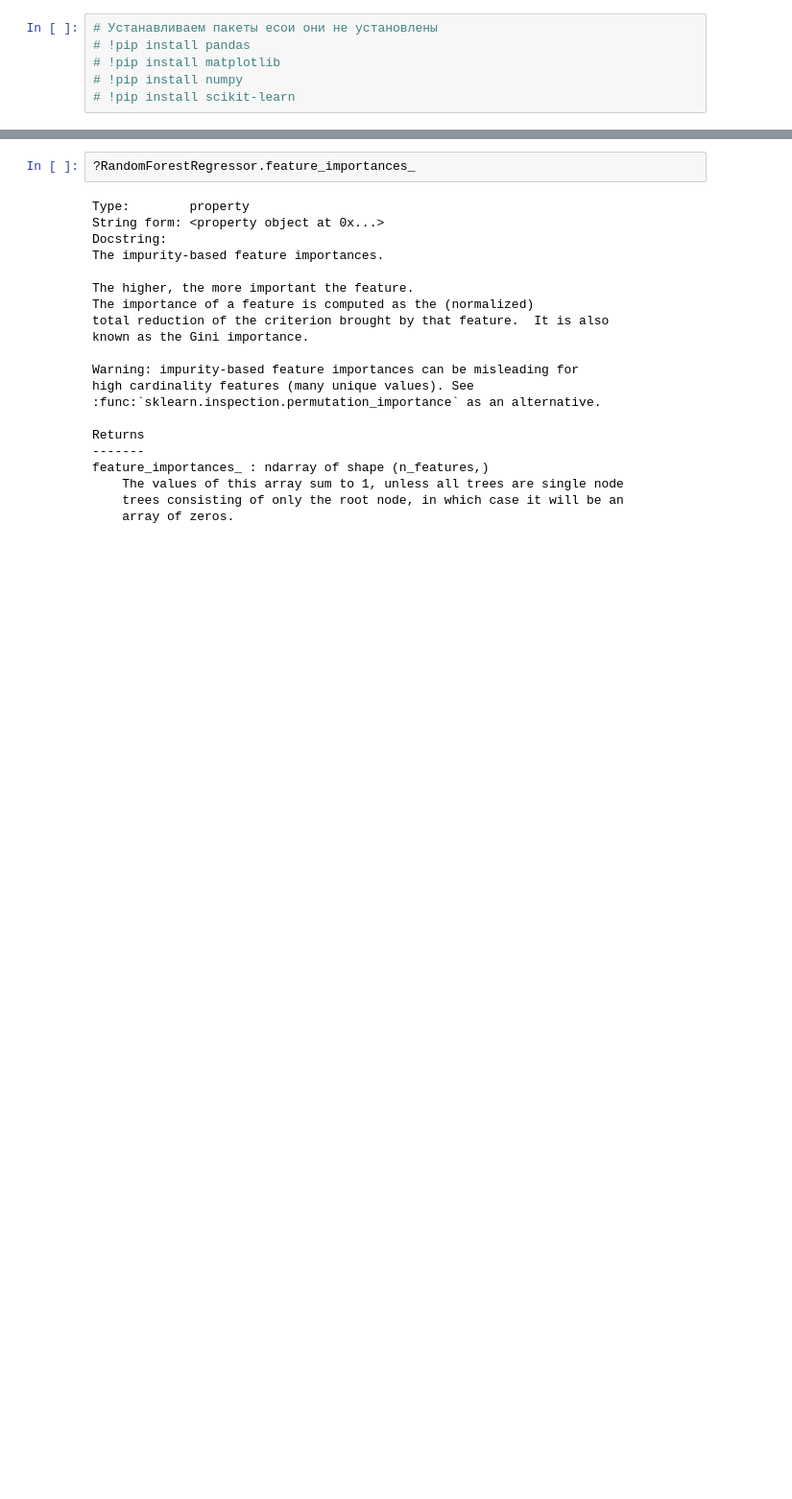
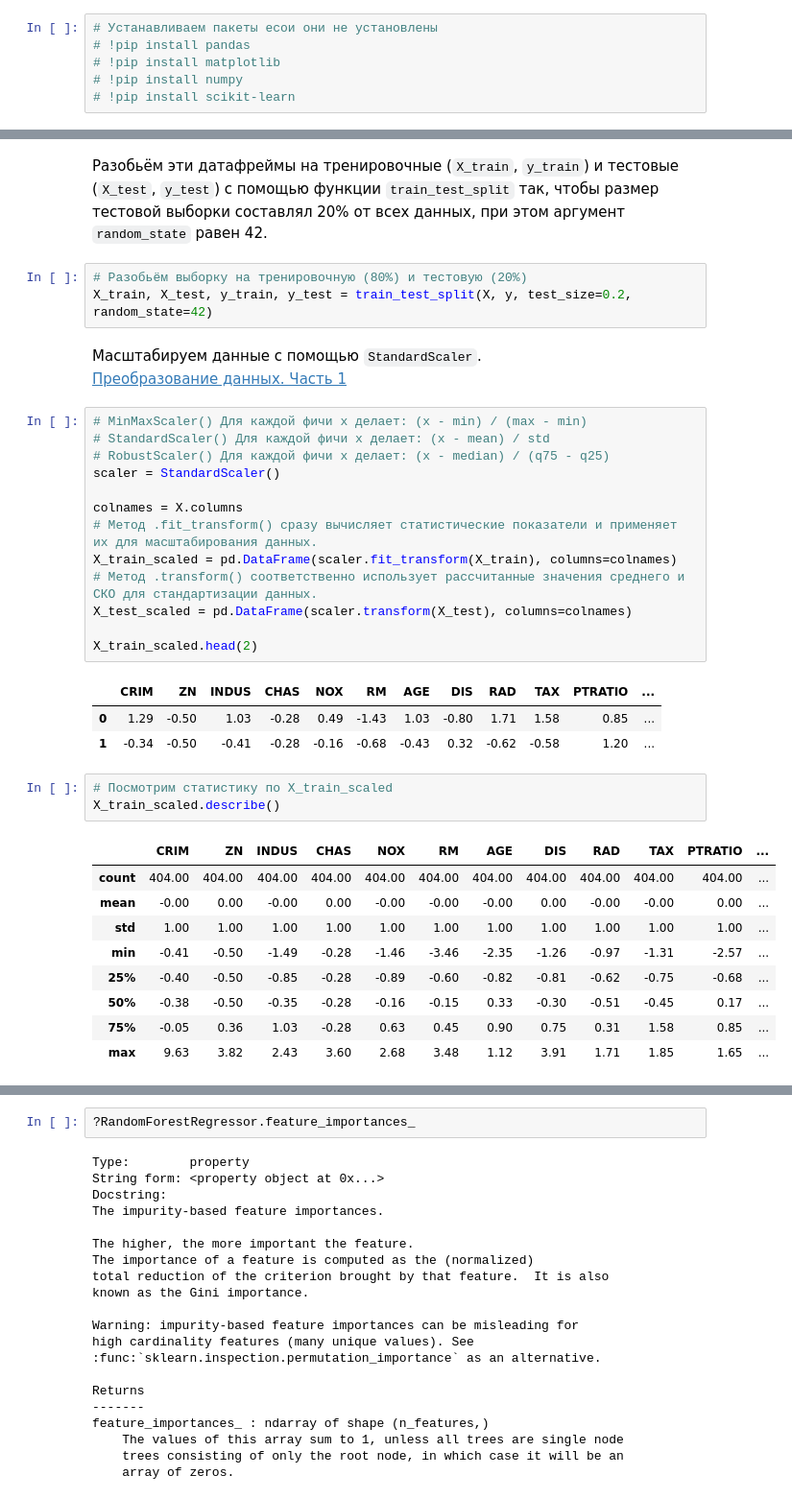
Before and after one commit to uc20100/Python-for-Data-Science, a Jupyter notebook: homework.ipynb, the cells around one changed output, grey strips where cells are left out. Shown: that part at 96% size. Drawn from its saved outputs; the diff is of its cells as text; blank space fills up the shorter version.

```diff
--- a/homework.ipynb
+++ b/homework.ipynb
@@ -220,0 +156,38 @@ r2_score(y_test, y_pred_linear)
+# %% [markdown]
+Разобьём эти датафреймы на тренировочные (`X_train`, `y_train`) и тестовые (`X_test`, `y_test`) с помощью функции `train_test_split` так, чтобы размер тестовой выборки составлял 20% от всех данных, при этом аргумент `random_state` равен 42.
+# %%
+# Разобьём выборку на тренировочную (80%) и тестовую (20%)
+X_train, X_test, y_train, y_test = train_test_split(X, y, test_size=0.2, random_state=42)
+# %% [markdown]
+Масштабируем данные с помощью `StandardScaler`.
+[Преобразование данных. Часть 1](https://www.dmitrymakarov.ru/data-analysis/transform-08/)
+# %%
+# MinMaxScaler() Для каждой фичи x делает: (x - min) / (max - min)
+# StandardScaler() Для каждой фичи х делает: (x - mean) / std
+# RobustScaler() Для каждой фичи х делает: (x - median) / (q75 - q25)
+scaler = StandardScaler()
+
+colnames = X.columns
+# Метод .fit_transform() сразу вычисляет статистические показатели и применяет их для масштабирования данных.
+X_train_scaled = pd.DataFrame(scaler.fit_transform(X_train), columns=colnames)
+# Метод .transform() соответственно использует рассчитанные значения среднего и СКО для стандартизации данных.
+X_test_scaled = pd.DataFrame(scaler.transform(X_test), columns=colnames)
+
+X_train_scaled.head(2)
+# %% [output]
+|  | CRIM | ZN | INDUS | CHAS | NOX | RM | AGE | DIS | RAD | TAX | PTRATIO | ... |
+| 0 | 1.29 | -0.50 | 1.03 | -0.28 | 0.49 | -1.43 | 1.03 | -0.80 | 1.71 | 1.58 | 0.85 | ... |
+| 1 | -0.34 | -0.50 | -0.41 | -0.28 | -0.16 | -0.68 | -0.43 | 0.32 | -0.62 | -0.58 | 1.20 | ... |
+# %%
+# Посмотрим статистику по X_train_scaled
+X_train_scaled.describe()
+# %% [output]
+|  | CRIM | ZN | INDUS | CHAS | NOX | RM | AGE | DIS | RAD | TAX | PTRATIO | ... |
+| count | 404.00 | 404.00 | 404.00 | 404.00 | 404.00 | 404.00 | 404.00 | 404.00 | 404.00 | 404.00 | 404.00 | ... |
+| mean | -0.00 | 0.00 | -0.00 | 0.00 | -0.00 | -0.00 | -0.00 | 0.00 | -0.00 | -0.00 | 0.00 | ... |
+| std | 1.00 | 1.00 | 1.00 | 1.00 | 1.00 | 1.00 | 1.00 | 1.00 | 1.00 | 1.00 | 1.00 | ... |
+| min | -0.41 | -0.50 | -1.49 | -0.28 | -1.46 | -3.46 | -2.35 | -1.26 | -0.97 | -1.31 | -2.57 | ... |
+| 25% | -0.40 | -0.50 | -0.85 | -0.28 | -0.89 | -0.60 | -0.82 | -0.81 | -0.62 | -0.75 | -0.68 | ... |
+| 50% | -0.38 | -0.50 | -0.35 | -0.28 | -0.16 | -0.15 | 0.33 | -0.30 | -0.51 | -0.45 | 0.17 | ... |
+| 75% | -0.05 | 0.36 | 1.03 | -0.28 | 0.63 | 0.45 | 0.90 | 0.75 | 0.31 | 1.58 | 0.85 | ... |
+| max | 9.63 | 3.82 | 2.43 | 3.60 | 2.68 | 3.48 | 1.12 | 3.91 | 1.71 | 1.85 | 1.65 | ... |
```
Also changed, not shown: parts of 62 cells of this notebook.
